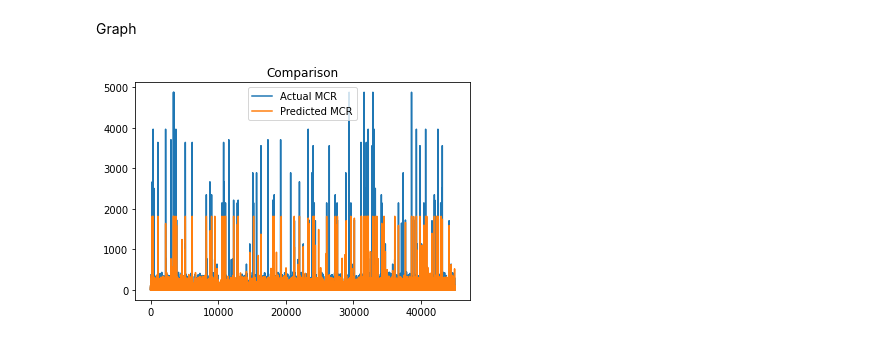
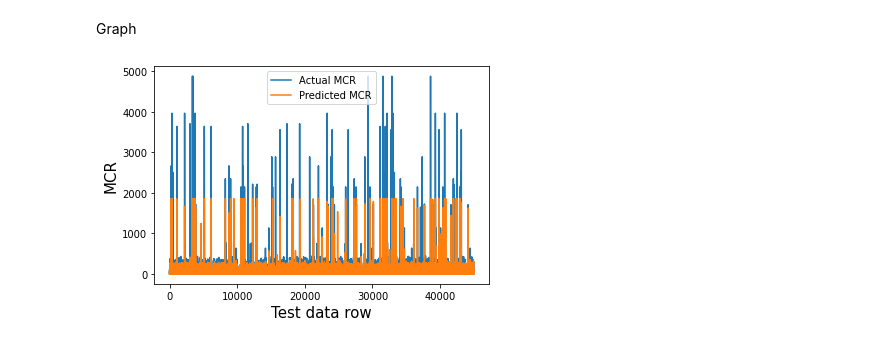
Before and after one commit to SiNa88/clusterdata-prediction, a Jupyter notebook: cluster-trace-microservices-v2021/microservice-prediction/mlp_mcr_rt.ipynb, the cells around one changed output. Drawn from its saved outputs; the diff is of its cells as text; code cells hidden in the pictures.

```diff
--- a/cluster-trace-microservices-v2021/microservice-prediction/mlp_mcr_rt.ipynb
+++ b/cluster-trace-microservices-v2021/microservice-prediction/mlp_mcr_rt.ipynb
@@ -103,10 +103,10 @@ Graph
 # %%
 plt.plot(Y_test, label='Actual MCR')  # actual plot
 plt.plot(Y_predict, label='Predicted MCR')  # predicted plot
-plt.title('Comparison')
-plt.ylabel('', fontsize=18)
-plt.xlabel('', fontsize=18)
+#plt.title('Comparison')
+plt.ylabel('MCR', fontsize=15)
+plt.xlabel('Test data row', fontsize=15)
 plt.legend()
 plt.show()
 # %% [output]
-[figure, old version]
+[figure, new version]
```
Also changed, not shown: parts of 7 cells of this notebook, 1 other file.
